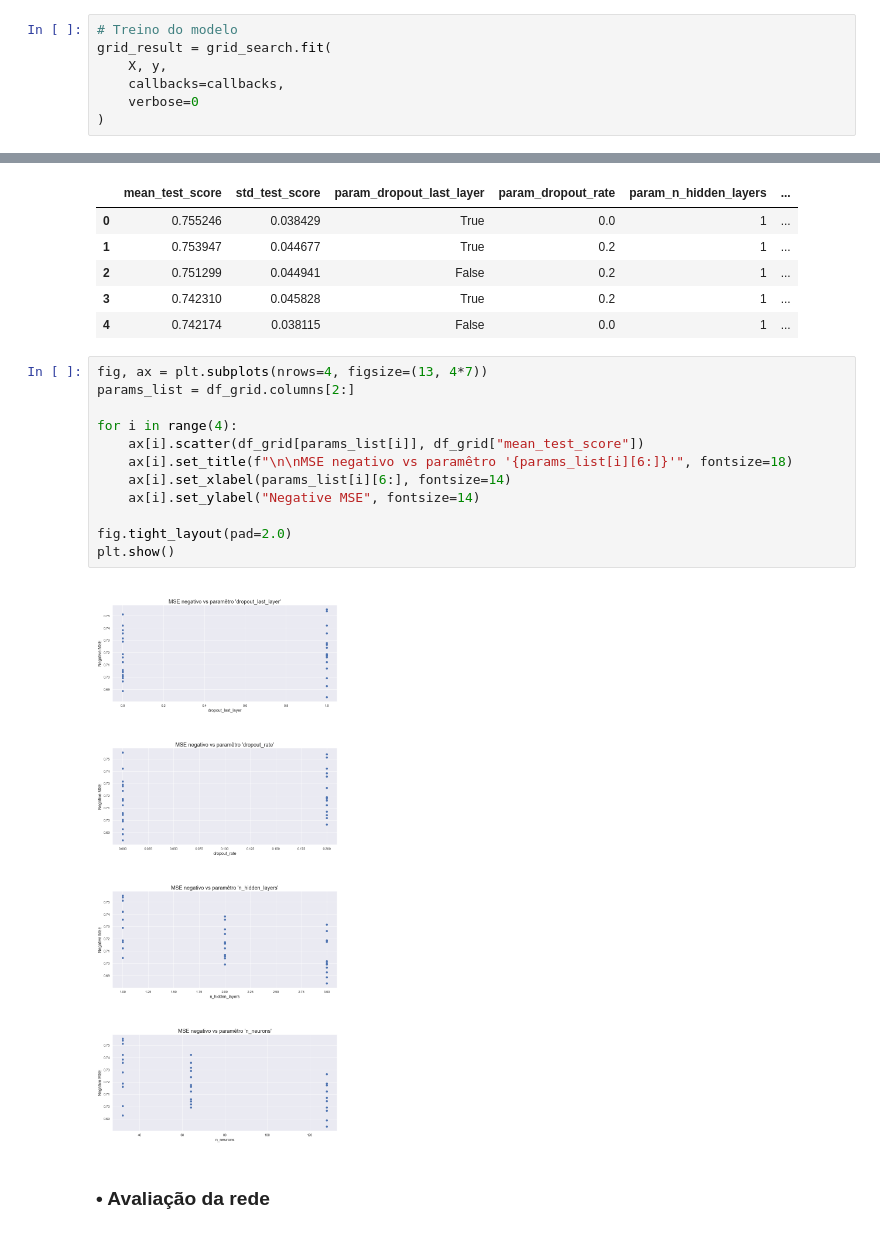
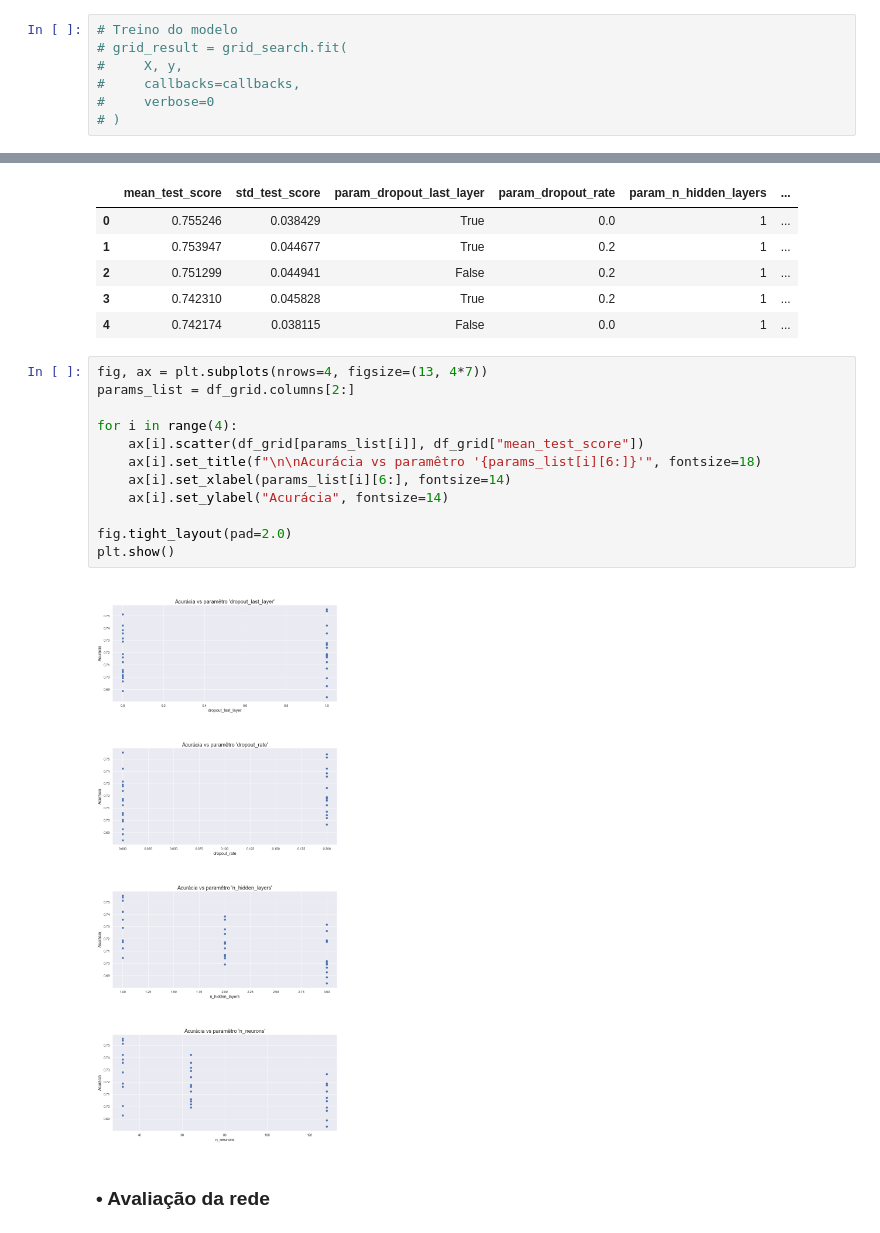
Before and after one commit to pedroboechat/COC361_InteligenciaComputacional, a Jupyter notebook: notebook_classification.ipynb, the cells around one changed output, grey strips where cells are left out. Cells and saved outputs as stored; diff of their text form.

```diff
--- a/notebook_classification.ipynb
+++ b/notebook_classification.ipynb
@@ -410,11 +409,11 @@ grid_search = GridSearchCV(
 )
 # %%
 # Treino do modelo
-grid_result = grid_search.fit(
-    X, y,
-    callbacks=callbacks,
-    verbose=0
-)
+# grid_result = grid_search.fit(
+#     X, y,
+#     callbacks=callbacks,
+#     verbose=0
+# )
 # %% [output]
 3/3 [==============================] - 0s 1000us/step
 3/3 [==============================] - 0s 1ms/step
@@ -463,17 +462,17 @@ df_grid.head()
 # %%
 fig, ax = plt.subplots(nrows=4, figsize=(13, 4*7))
 params_list = df_grid.columns[2:]
 
 for i in range(4):
     ax[i].scatter(df_grid[params_list[i]], df_grid["mean_test_score"])
-    ax[i].set_title(f"\n\nMSE negativo vs paramêtro '{params_list[i][6:]}'", fontsize=18)
+    ax[i].set_title(f"\n\nAcurácia vs paramêtro '{params_list[i][6:]}'", fontsize=18)
     ax[i].set_xlabel(params_list[i][6:], fontsize=14)
-    ax[i].set_ylabel("Negative MSE", fontsize=14)
+    ax[i].set_ylabel("Acurácia", fontsize=14)
 
 fig.tight_layout(pad=2.0)
 plt.show()
 # %% [output]
-[figure, old version]
+[figure, new version]
 # %% [markdown]
 ### • Avaliação da rede
 # %%
```
Also changed, not shown: parts of 8 cells of this notebook, 2 other files.
